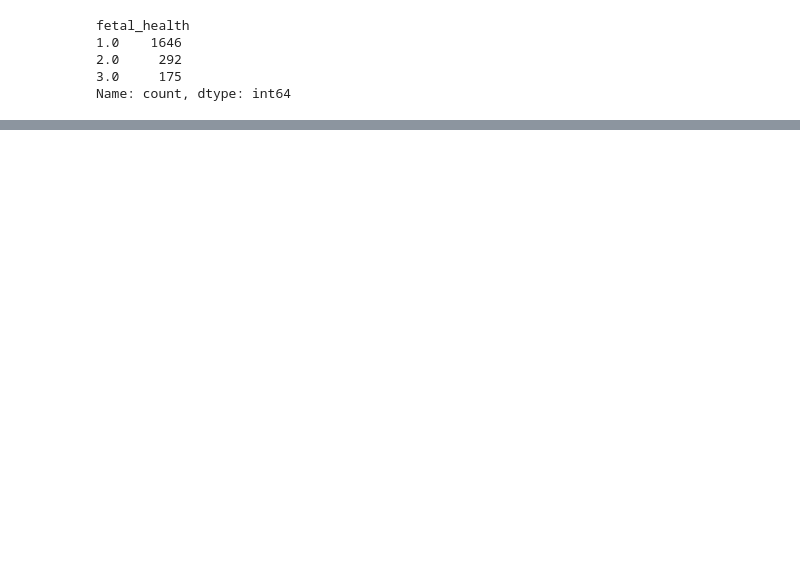
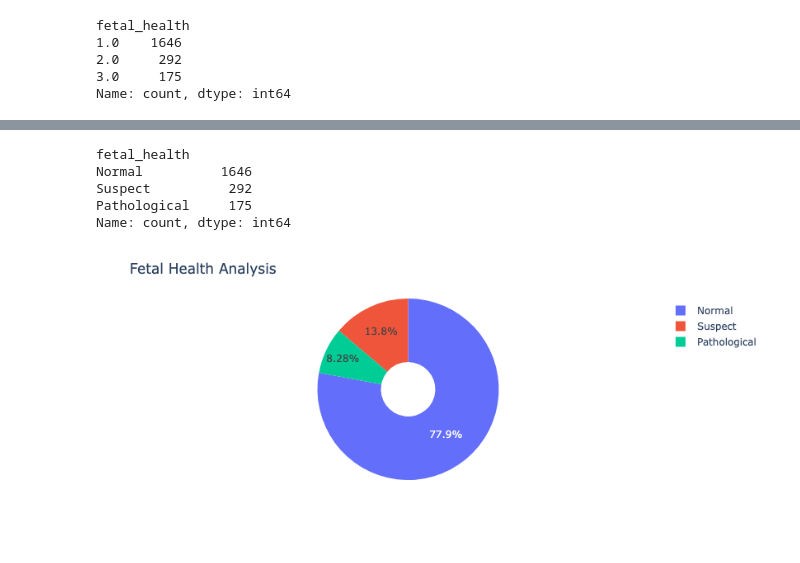
Before and after one commit to AleUrzi/Final_project_Ironhack, a Jupyter notebook: Notebooks/fetal_health_EDA.ipynb, the cells around one changed output, grey strips where cells are left out. Saved outputs shown, nothing was run; the diff lists cells and outputs as text; code cells hidden in the pictures; blank space fills up the shorter version.

```diff
--- a/Notebooks/fetal_health_EDA.ipynb
+++ b/Notebooks/fetal_health_EDA.ipynb
@@ -80,3 +83,19 @@ Index(['baseline value', 'accelerations', 'fetal_movement',
        'histogram_median', 'histogram_variance', 'histogram_tendency',
        'fetal_health'],
       dtype='object')
+# %%
+df.rename(columns={'baseline value': 'baseline_value_FHR(BPM)',
+                   'mean_value_of_short_term_variability':'mean_abnormal_short_term_variability',
+                   'mean_value_of_long_term_variability':'mean_abnormal_long_term_variability',
+                   'histogram_width': 'FHR_width',
+                   'histogram_min': 'FHR_min',
+                   'histogram_max': 'FHR_max',
+                   'histogram_number_of_peaks':'FHR_n_of_peaks',
+                   'histogram_number_of_zeroes': 'FHR_n_of_zeros',
+                   'histogram_mode': 'FHR_mode',
+                   'histogram_mean': 'FHR_mean',
+                   'histogram_median': 'FHR_median',
+                   'histogram_variance': 'FHR_variance',
+                   'histogram_tendency': 'FHR_tendency'
+                  }, inplace=True)
+df.columns
@@ -239,0 +198,27 @@ plt.show()
+# %%
+# rename to make easy to understand visualiztion
+df['fetal_health'] = df['fetal_health'].replace({1:'Normal',2:'Suspect' ,3:'Pathological'})
+# %%
+df['fetal_health'].value_counts()
+# %% [output]
+fetal_health
+Normal          1646
+Suspect          292
+Pathological     175
+Name: count, dtype: int64
+# %%
+import plotly.express as px
+
+# Count the values for fetal_health
+x = df.fetal_health.value_counts().sort_values(ascending=False)
+
+# Create a pie chart with a hole
+pie_chart = px.pie(df, names='fetal_health', hole=0.3)
+
+# Update the layout of the pie chart
+pie_chart.update_layout(title_text="Fetal Health Analysis")
+
+# Show the pie chart
+pie_chart.show()
+# %% [output]
+[figure, added]
```
Also changed, not shown: parts of 18 cells of this notebook, 28 other files.
